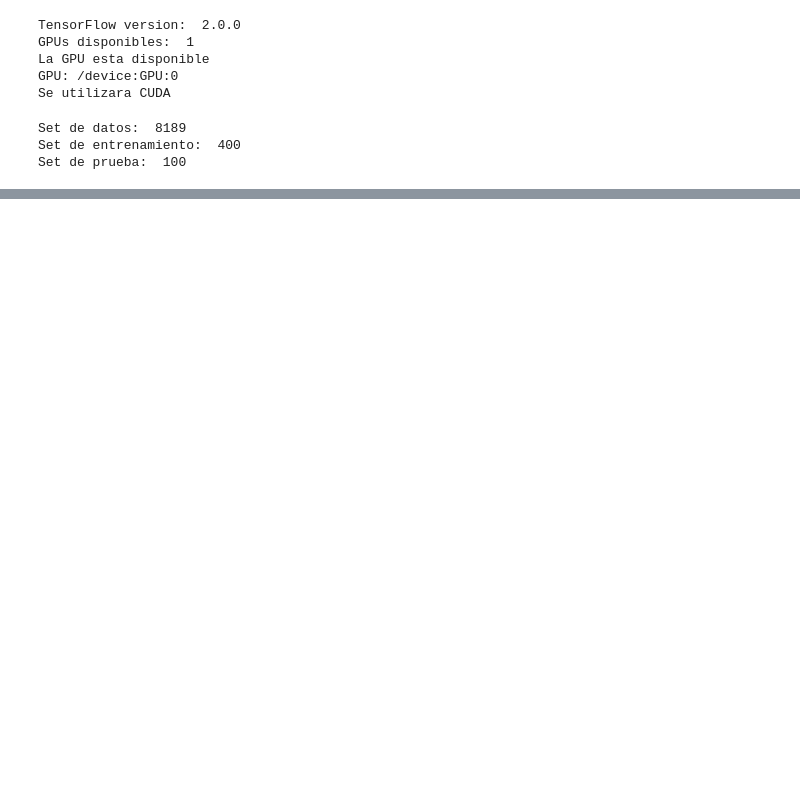
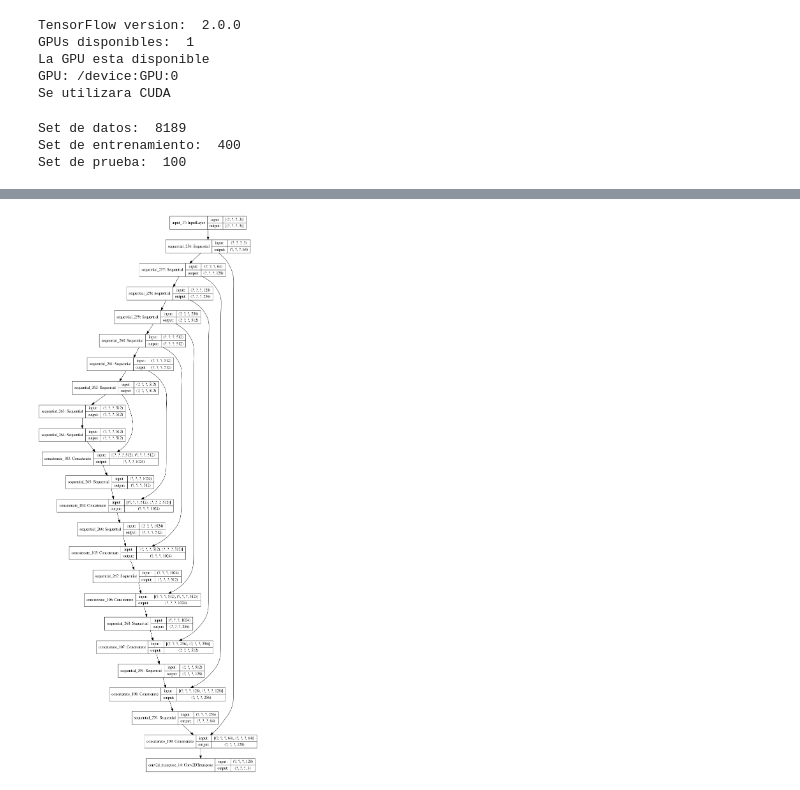
Before and after one commit to penserbjorne/face2face, a Jupyter notebook: face2face.ipynb, the cells around one changed output, grey strips where cells are left out. Saved outputs shown, nothing was run; the diff lists cells and outputs as text; code cells hidden in the pictures; blank space fills up the shorter version.

Commit message:
Se añadieron los bloques de contruccion de la arquitectura, el generador y el discriminador

```diff
--- a/face2face.ipynb
+++ b/face2face.ipynb
@@ -208,0 +293,76 @@ Executing op ParallelMapDataset in device /job:localhost/replica:0/task:0/device
+# %%
+"""
+Creamos el generador, es una arquitectura tipo U-Net con skip_connections
+"""
+
+def Generator():
+    # No especificamos el tamño de la imagen pero si los canales de colores
+    # Dejamos abierto a que la imagen de entrada pueda tener cualquier tamaño
+    inputs = tf.keras.layers.Input(shape = [None,None,3])
+
+    # Lista de bloques de downsamples a aplicar
+    down_stack = [
+        downsample(64, apply_batchnorm = False), # (bs, 128, 128, 64)
+        downsample(128),                       # (bs, 64, 64, 128)
+        downsample(256),                       # (bs, 32, 32, 256)
+        downsample(512),                       # (bs, 16, 16, 512)
+        downsample(512),                       # (bs, 8, 8, 512)
+        downsample(512),                       # (bs, 4, 4, 512)
+        downsample(512),                       # (bs, 2, 2, 512)
+        downsample(512),                       # (bs, 1, 1, 512)
+    ]
+
+    # Lista de bloques de upsamples a aplicar
+    up_stack = [
+        upsample(512, apply_dropout = True), # (bs, 2, 2, 1024)
+        upsample(512, apply_dropout = True), # (bs, 4, 4, 1024)
+        upsample(512, apply_dropout = True), # (bs, 8, 8, 1024)
+        upsample(512),                     # (bs, 16, 16, 1024)
+        upsample(256),                     # (bs, 32, 32, 512)
+        upsample(128),                     # (bs, 64, 64, 256)
+        upsample(64),                      # (bs, 128, 128, 128)
+    ]
+
+
+    # Ruido aleatorio Gaussiano
+    initializer = tf.random_normal_initializer(0., 0.02)
+
+    # Ultima capa!
+    last = tf.keras.layers.Conv2DTranspose(
+                filters = 3,
+                kernel_size = 4,
+                strides = 2,
+                padding = 'same',
+                kernel_initializer = initializer,
+                activation ='tanh') # (bs, 256, 256, 3)
+
+    # Asignamos la entrada configurada a X
+    x = inputs
+
+    # El generador es una arquitectura tipo U-NET, por lo cual lleva
+    # skip_conecctions
+    skips = []
+
+    # Conectamos las capas de reducción y las skip_connections
+    for down in down_stack:
+        x = down(x)
+        skips.append(x)
+
+    # Invertimos las conexones y evitamos el cuello de botella
+    skips = reversed(skips[:-1])
+
+    # Conectamos las capas de aumento y las skip_conecctions
+    for up, skip in zip(up_stack, skips):
+        x = up(x)
+        x = tf.keras.layers.Concatenate()([x, skip])
+
+    x = last(x)
+
+    return tf.keras.Model(inputs=inputs, outputs=x)
+
+# Creamos el generador
+generator = Generator()
+# Veamos nuestro hermoso generador
+tf.keras.utils.plot_model(generator, show_shapes=True, dpi=64)
+# %% [output]
+[figure, added]
```
Also changed, not shown: parts of 4 cells of this notebook, 2 other files.
